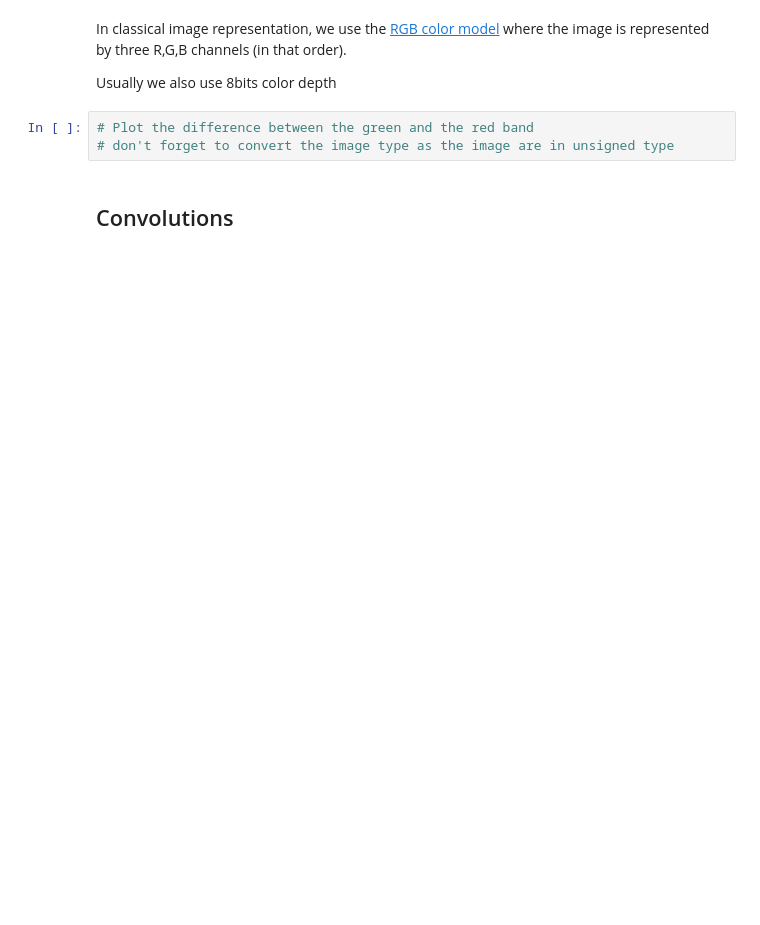
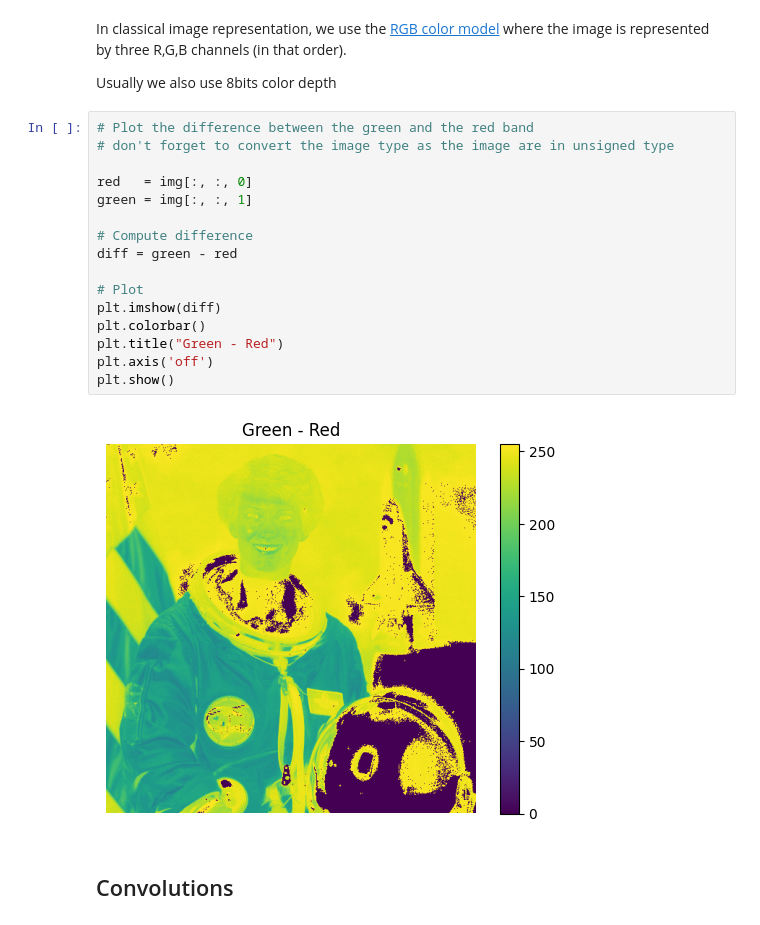
Before and after one commit to guiggzzz/ETL-AirLife, a Jupyter notebook: vision/0_cnns.ipynb, the cells around one changed output. Cells and saved outputs as stored; diff of their text form; blank space fills up the shorter version.

```diff
--- a/vision/0_cnns.ipynb
+++ b/vision/0_cnns.ipynb
@@ -62,6 +91,21 @@ Usually we also use 8bits color depth
 # %%
 # Plot the difference between the green and the red band
 # don't forget to convert the image type as the image are in unsigned type
+
+red   = img[:, :, 0]
+green = img[:, :, 1]
+
+# Compute difference
+diff = green - red
+
+# Plot
+plt.imshow(diff)
+plt.colorbar()
+plt.title("Green - Red")
+plt.axis('off')
+plt.show()
+# %% [output]
+[figure, added]
 # %% [markdown]
 ## Convolutions
 # %% [markdown]
```
Also changed, not shown: parts of 13 cells of this notebook.
